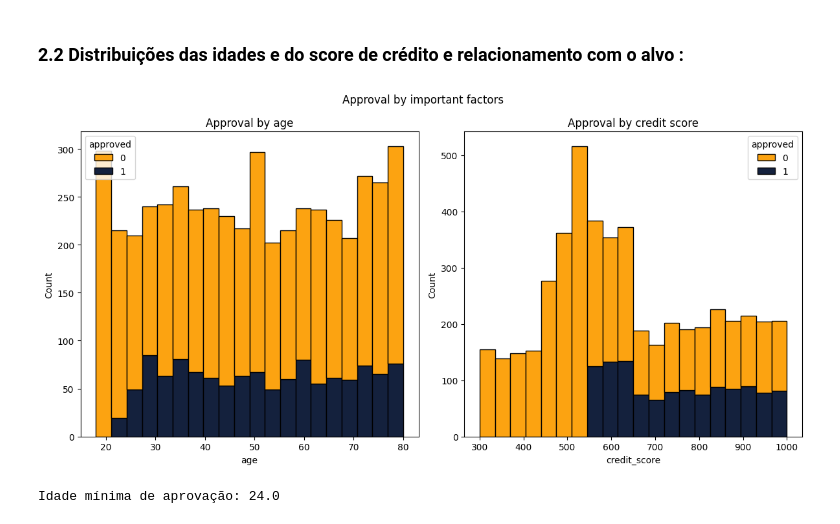
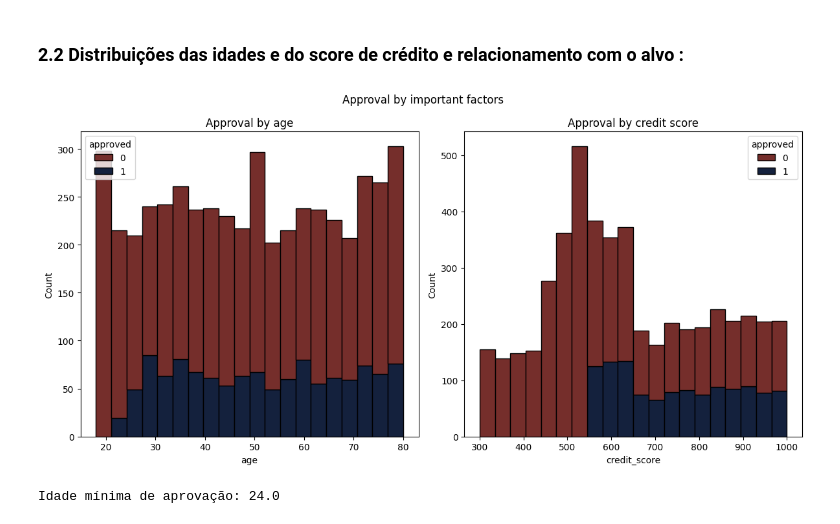
Before and after one commit to LucasDS9/Loan_approval-project, a Jupyter notebook: notebooks/loan_full_project.ipynb, the cells around one changed output. Saved outputs shown, nothing was run; the diff lists cells and outputs as text; code cells hidden in the pictures.

```diff
--- a/notebooks/loan_full_project.ipynb
+++ b/notebooks/loan_full_project.ipynb
@@ -177,26 +181,26 @@ Essas métricas oferecem uma visão muito mais clara do desempenho real do model
 # %%
 fig, axes = plt.subplots(1, 2, figsize=(12,6))
 
 sns.histplot(
     data=df, x='age', bins=20, hue='approved',
-    multiple='stack', palette=['#fca311', '#14213d'],
+    multiple='stack', palette=['#752e2b', '#14213d'],
     edgecolor='black', ax=axes[0], alpha=1
 )
 
 sns.histplot(
     data=df, x='credit_score', bins=20, hue='approved',
-    multiple='stack', palette=['#fca311', '#14213d'],
+    multiple='stack', palette=['#752e2b', '#14213d'],
     edgecolor='black', ax=axes[1], alpha=1
 )
 
 axes[0].set_title('Approval by age')
 axes[1].set_title('Approval by credit score')
 
 plt.suptitle('Approval by important factors')
 plt.tight_layout()
 plt.show()
 # %% [output]
-[figure, old version]
+[figure, new version]
 # %%
 min_age_approved = df.loc[df["approved"] == 1, "age"].min()
 print("Idade mínima de aprovação:", min_age_approved)
```
Also changed, not shown: parts of 19 cells of this notebook.
